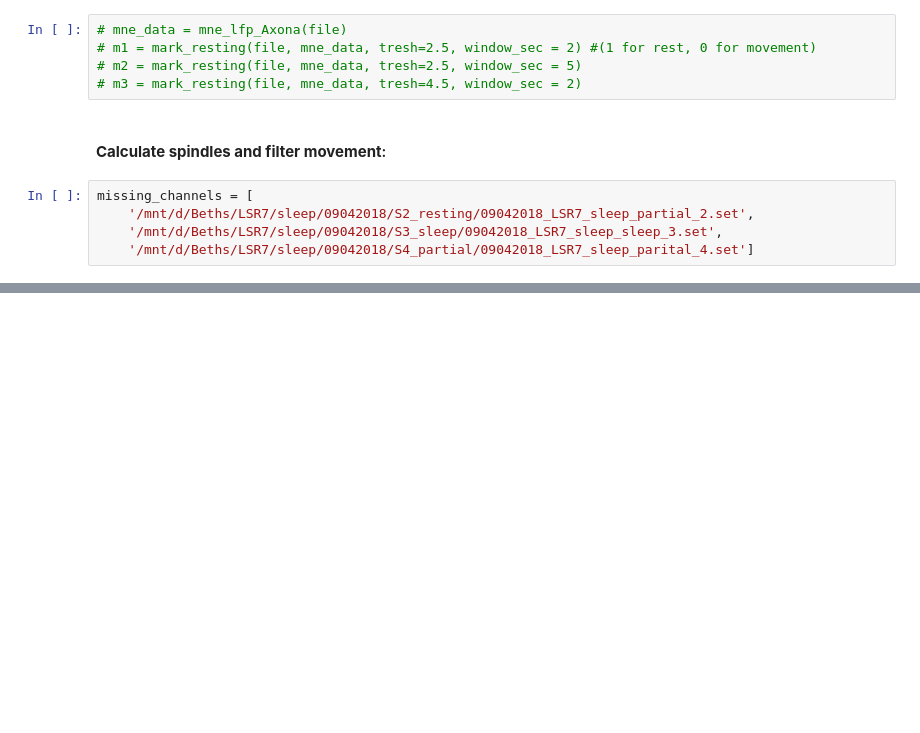
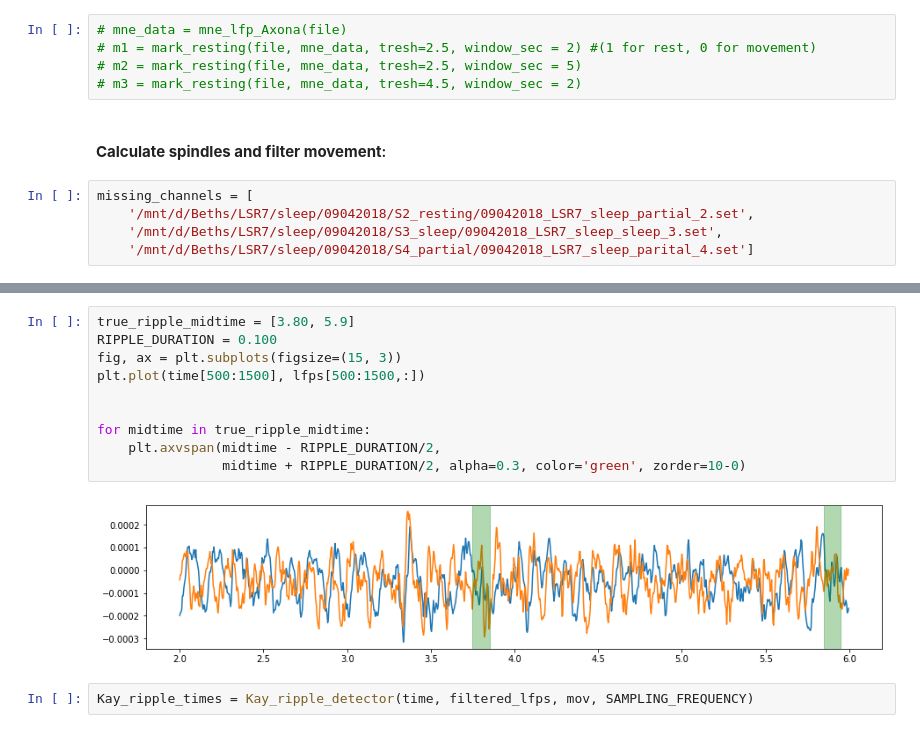
Before and after one commit to cafalchio/lfp_atn, a Jupyter notebook: ipynb/spindles_per_group.ipynb, the cells around one changed output, grey strips where cells are left out. Drawn from its saved outputs; the diff is of its cells as text; blank space fills up the shorter version.

```diff
--- a/ipynb/spindles_per_group.ipynb
+++ b/ipynb/spindles_per_group.ipynb
@@ -273,0 +386,14 @@ profile_control.to_file("control.html")
+# %%
+true_ripple_midtime = [3.80, 5.9]
+RIPPLE_DURATION = 0.100
+fig, ax = plt.subplots(figsize=(15, 3))
+plt.plot(time[500:1500], lfps[500:1500,:])
+
+
+for midtime in true_ripple_midtime:
+    plt.axvspan(midtime - RIPPLE_DURATION/2,
+                midtime + RIPPLE_DURATION/2, alpha=0.3, color='green', zorder=10-0)
+# %% [output]
+[figure, added]
+# %%
+Kay_ripple_times = Kay_ripple_detector(time, filtered_lfps, mov, SAMPLING_FREQUENCY)
```
Also changed, not shown: parts of 34 cells of this notebook.
